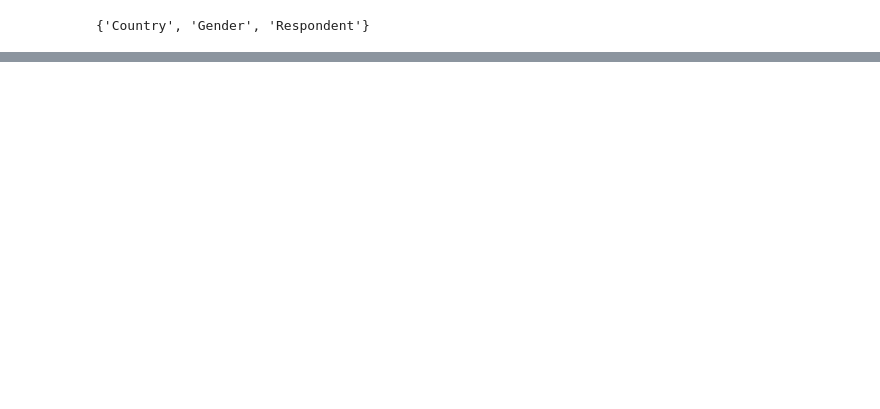
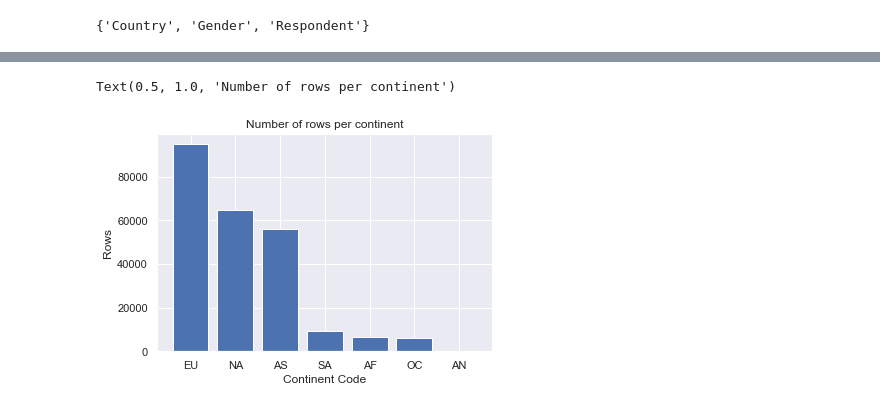
Before and after one commit to ojcastillo/Analysis-StackOverflow-Survey, a Jupyter notebook: Stack Overflow Survey Analysis.ipynb, the cells around one changed output, grey strips where cells are left out. Saved outputs shown, nothing was run; the diff lists cells and outputs as text; code cells hidden in the pictures; blank space fills up the shorter version.

```diff
--- a/Stack Overflow Survey Analysis.ipynb
+++ b/Stack Overflow Survey Analysis.ipynb
@@ -113,0 +103,8 @@ common_cols
+# %%
+df_2017['Year'] = 2017
+df_2018['Year'] = 2018
+df_2019['Year'] = 2019
+# %%
+cols = ['Country', 'Year', 'Gender'];
+full_df = df_2017[cols].append(df_2018[cols]).append(df_2019[cols]);
+full_df.head()
@@ -113,0 +118,13 @@ common_cols
+# %%
+full_df['Country'] = full_df['Country'].apply(clean_country);
+# %%
+full_df['Continent'] = full_df['Country'].apply(lambda c: continents_map[c] if c in continents_map else None);
+# %%
+continents = full_df['Continent'].value_counts()
+plt.bar(continents._index, continents.values)
+plt.xlabel('Continent Code')
+plt.ylabel('Rows')
+plt.title('Number of rows per continent')
+# %% [output]
+Text(0.5, 1.0, 'Number of rows per continent')
+[figure, added]
```
Also changed, not shown: parts of 32 cells of this notebook, 2 other files.
